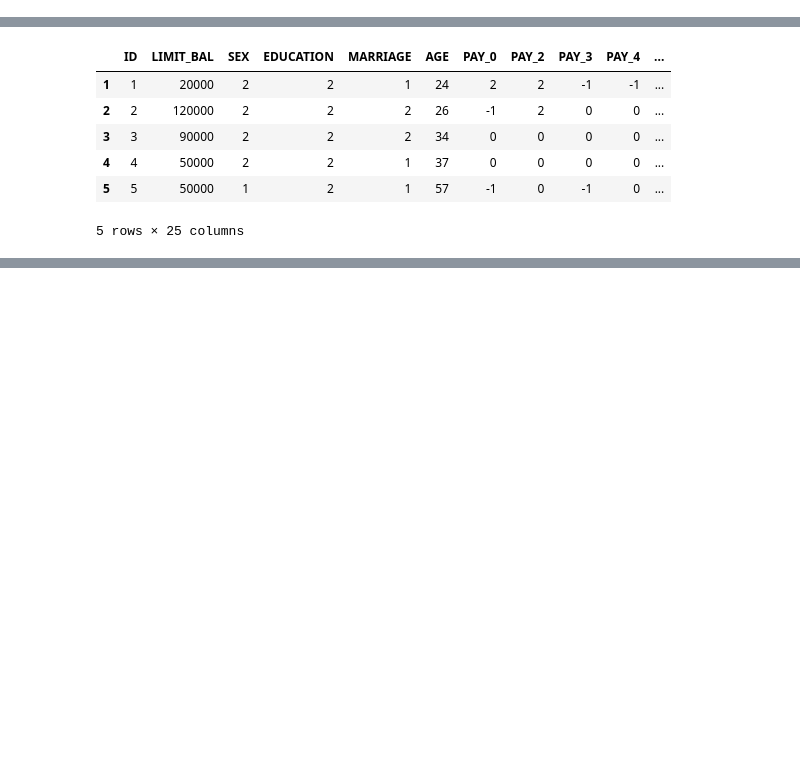
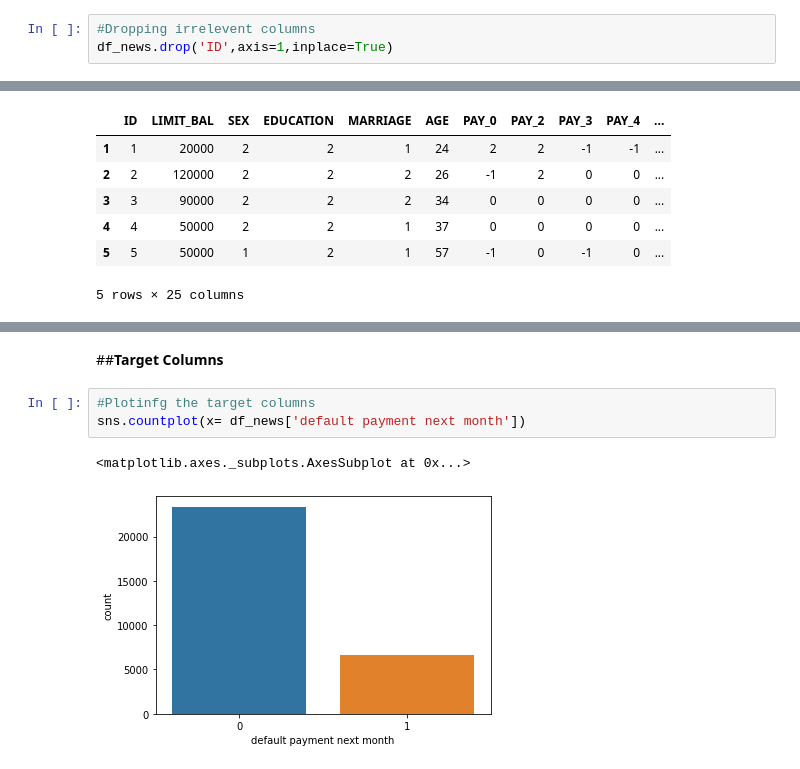
Before and after one commit to Mmbsaksd/Credit-Card-Default-Prediction---Capstone-Project, a Jupyter notebook: Credit_Card_Default_Prediction_Capstone_Project.ipynb, the cells around one changed output, grey strips where cells are left out. Cells and saved outputs as stored; diff of their text form; blank space fills up the shorter version.

```diff
--- a/Credit_Card_Default_Prediction_Capstone_Project.ipynb
+++ b/Credit_Card_Default_Prediction_Capstone_Project.ipynb
@@ -132,0 +133,3 @@ Series([], dtype: float64)
+# %%
+#Dropping irrelevent columns
+df_news.drop('ID',axis=1,inplace=True)
@@ -143,0 +165,8 @@ df_news.head()
+# %% [markdown]
+##**Target Columns**
+# %%
+#Plotinfg the target columns
+sns.countplot(x= df_news['default payment next month'])
+# %% [output]
+<matplotlib.axes._subplots.AxesSubplot at 0x...>
+[figure, added]
```
Also changed, not shown: parts of 28 cells of this notebook.
